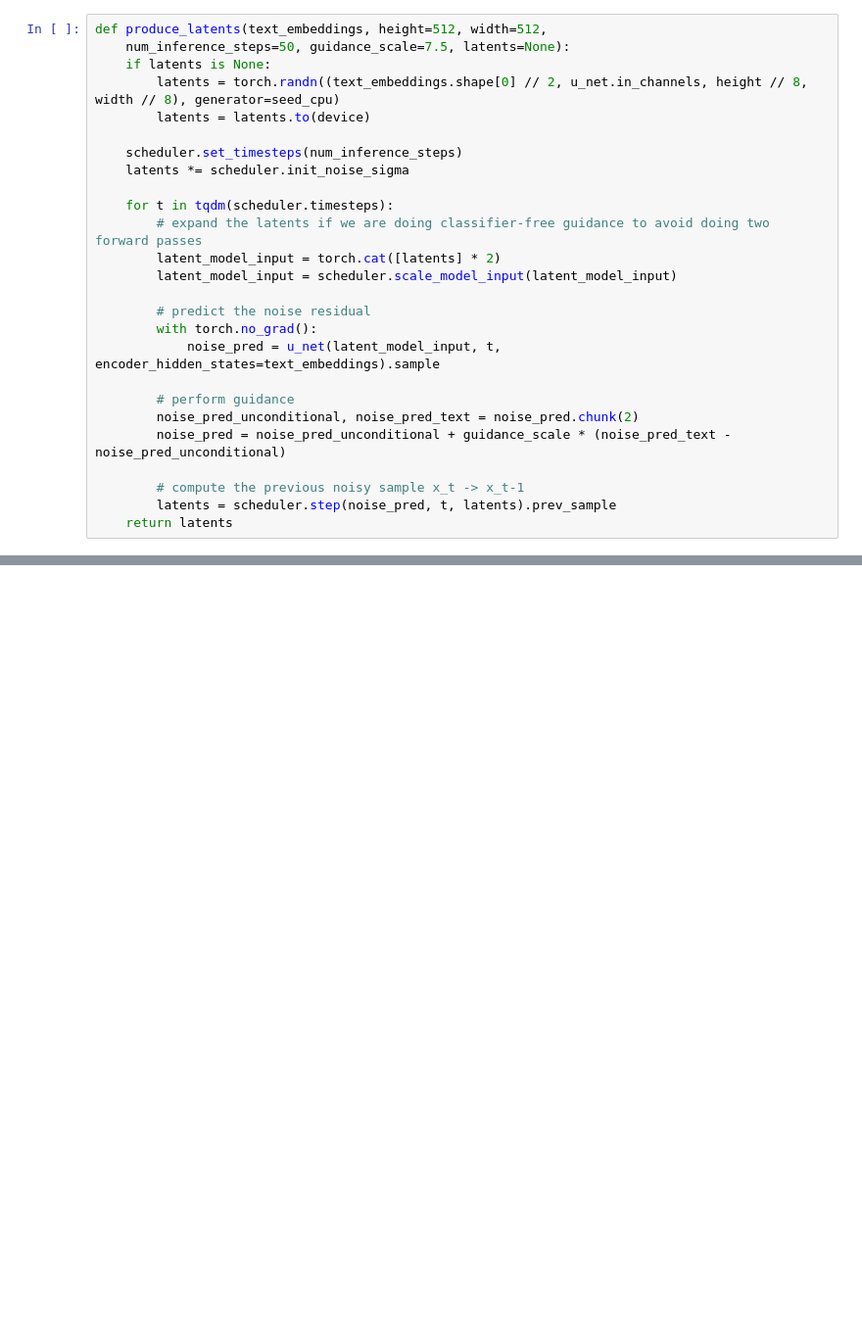
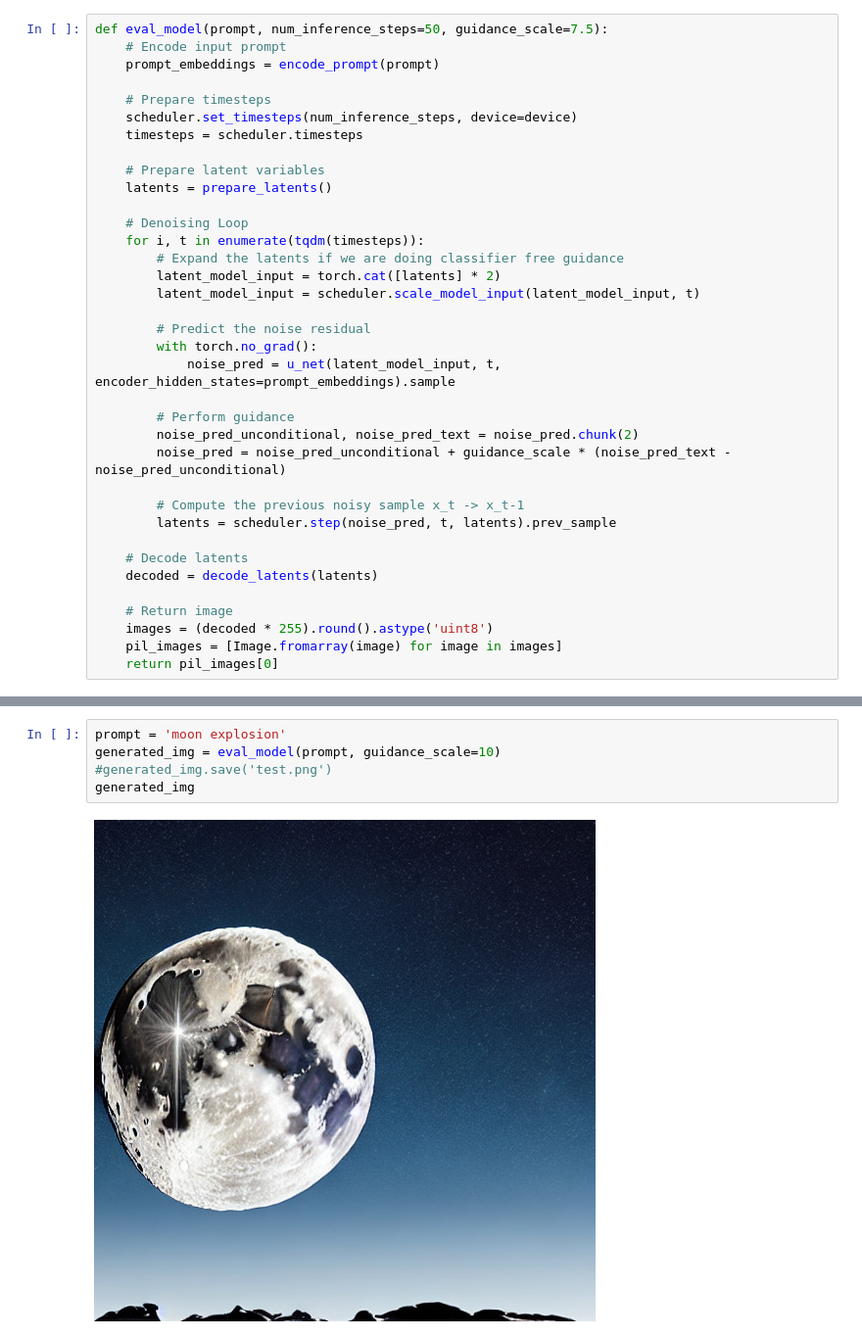
Before and after one commit to BFFV/AdvancedTopicsIAProject, a Jupyter notebook: diffusion_prompt.ipynb, the cells around one changed output, grey strips where cells are left out. Shown: that part at 98% size. Saved outputs shown, nothing was run; the diff lists cells and outputs as text; blank space fills up the shorter version.

Commit message:
:sparkles: Pipeline eval without wrapper.

```diff
--- a/diffusion_prompt.ipynb
+++ b/diffusion_prompt.ipynb
@@ -63,26 +76,36 @@ def get_text_embeddings(prompt):
 # %%
-def produce_latents(text_embeddings, height=512, width=512,
-    num_inference_steps=50, guidance_scale=7.5, latents=None):
-    if latents is None:
-        latents = torch.randn((text_embeddings.shape[0] // 2, u_net.in_channels, height // 8, width // 8), generator=seed_cpu)
-        latents = latents.to(device)
+def eval_model(prompt, num_inference_steps=50, guidance_scale=7.5):
+    # Encode input prompt
+    prompt_embeddings = encode_prompt(prompt)
 
-    scheduler.set_timesteps(num_inference_steps)
-    latents *= scheduler.init_noise_sigma
+    # Prepare timesteps
+    scheduler.set_timesteps(num_inference_steps, device=device)
+    timesteps = scheduler.timesteps
 
-    for t in tqdm(scheduler.timesteps):
-        # expand the latents if we are doing classifier-free guidance to avoid doing two forward passes
+    # Prepare latent variables
+    latents = prepare_latents()
+
+    # Denoising Loop
+    for i, t in enumerate(tqdm(timesteps)):
+        # Expand the latents if we are doing classifier free guidance
         latent_model_input = torch.cat([latents] * 2)
-        latent_model_input = scheduler.scale_model_input(latent_model_input)
+        latent_model_input = scheduler.scale_model_input(latent_model_input, t)
 
-        # predict the noise residual
+        # Predict the noise residual
         with torch.no_grad():
-            noise_pred = u_net(latent_model_input, t, encoder_hidden_states=text_embeddings).sample
+            noise_pred = u_net(latent_model_input, t, encoder_hidden_states=prompt_embeddings).sample
 
-        # perform guidance
+        # Perform guidance
         noise_pred_unconditional, noise_pred_text = noise_pred.chunk(2)
         noise_pred = noise_pred_unconditional + guidance_scale * (noise_pred_text - noise_pred_unconditional)
 
-        # compute the previous noisy sample x_t -> x_t-1
+        # Compute the previous noisy sample x_t -> x_t-1
         latents = scheduler.step(noise_pred, t, latents).prev_sample
-    return latents
+
+    # Decode latents
+    decoded = decode_latents(latents)
+
+    # Return image
+    images = (decoded * 255).round().astype('uint8')
+    pil_images = [Image.fromarray(image) for image in images]
+    return pil_images[0]
@@ -107,0 +112,7 @@ RuntimeError: Input type (float) and bias type (struct c10::Half) should be the
+# %%
+prompt = 'moon explosion'
+generated_img = eval_model(prompt, guidance_scale=10)
+#generated_img.save('test.png')
+generated_img
+# %% [output]
+[figure, added]
```
Also changed, not shown: parts of 7 cells of this notebook, 1 other file.
